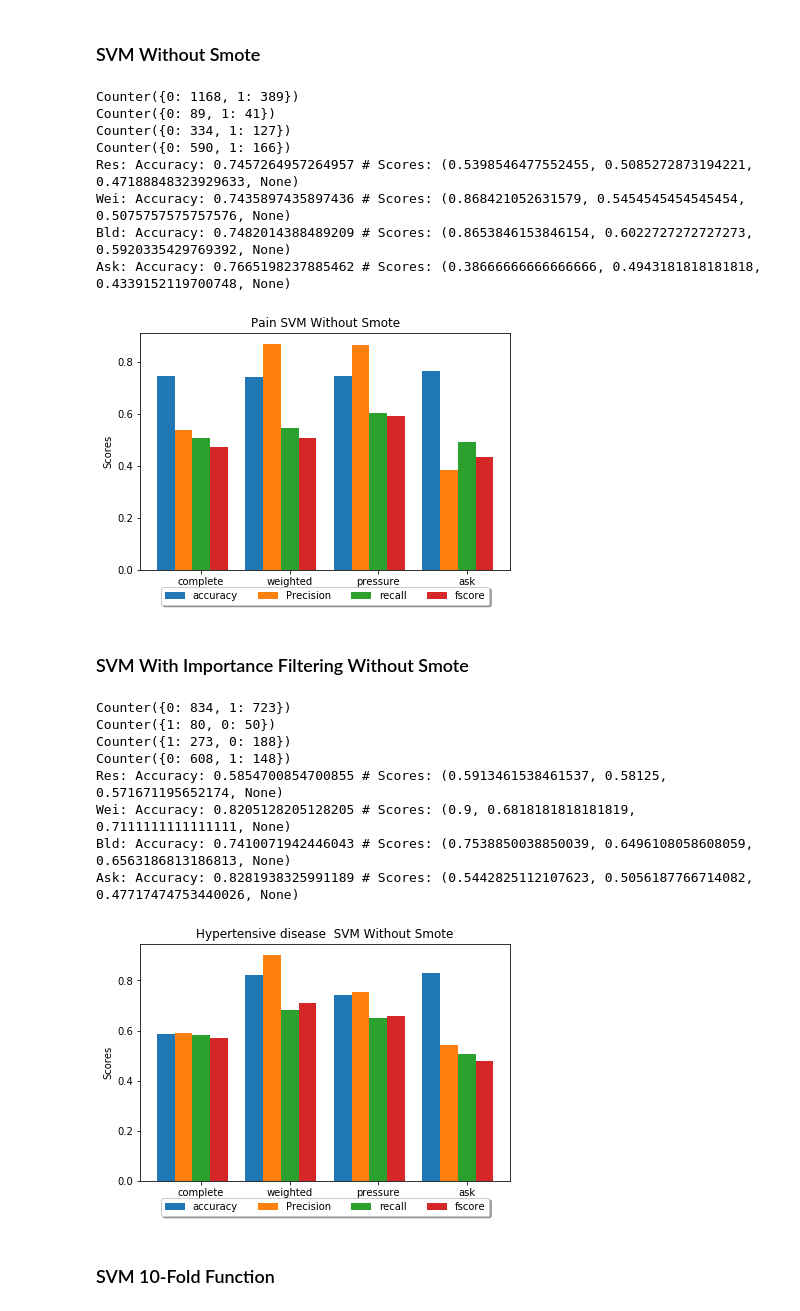
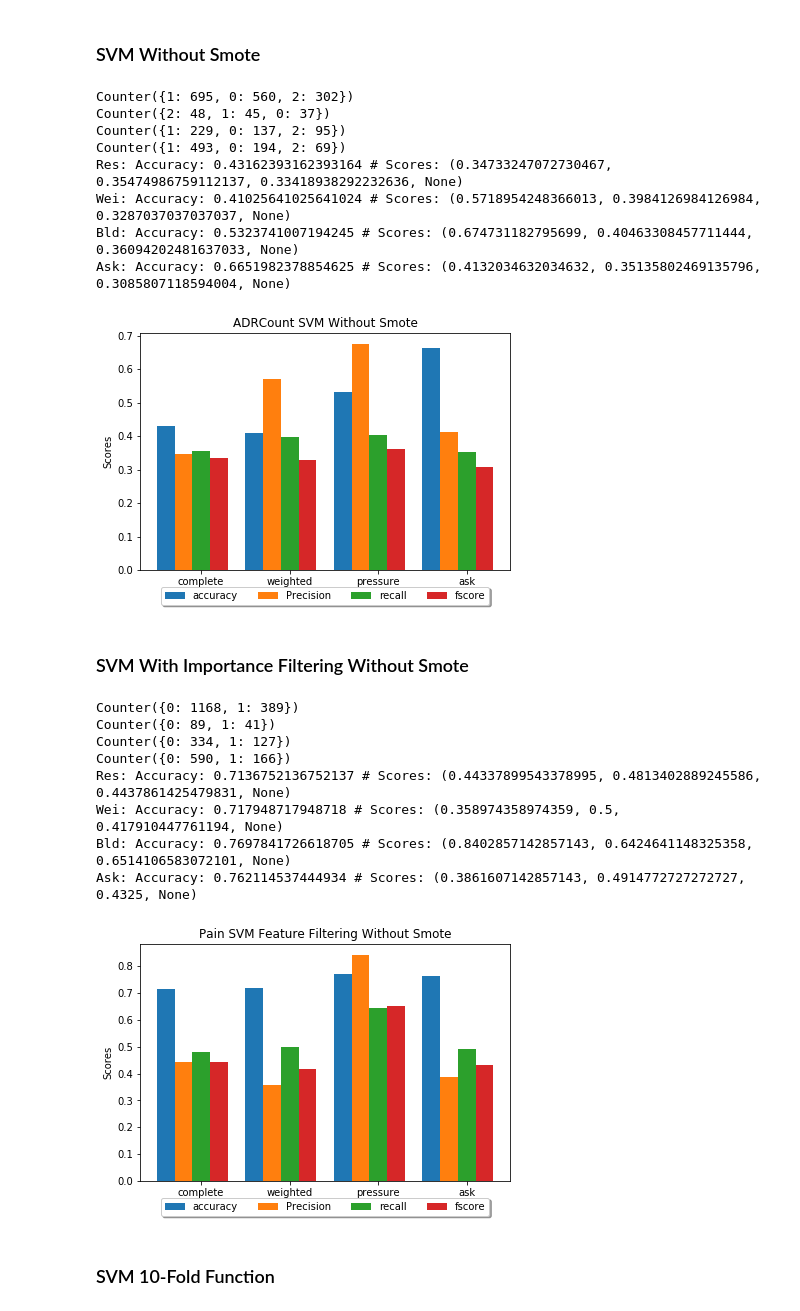
Before and after one commit to AHAMES/GraduationProject.Social.Media.Drug.Side.Effects.Classification, a Jupyter notebook: Classifier1/Classifier.ipynb, the cells around one changed output. Cells and saved outputs as stored; diff of their text form; code cells hidden in the pictures.

```diff
--- a/Classifier1/Classifier.ipynb
+++ b/Classifier1/Classifier.ipynb
@@ -1201,8 +1197,8 @@ Ask: Accuracy: 0.5875706214689266 # Scores: (0.5975285676322084, 0.5940784414252
 # %% [markdown]
 ### SVM Without Smote
 # %%
-label='Pain'
-asklabel='Pain'
+label='ADRCount'
+asklabel='ADRCount'
 Stats = pd.DataFrame(columns = ['Dataset','Accuracy', 'Precision' , 'Recall','FScore'])
 
 
@@ -1238,52 +1234,66 @@ Stats.to_excel(writer, sheet_name=label)
 writer.save()
 writer.close()
 # %% [output]
-Counter({0: 1168, 1: 389})
-Counter({0: 89, 1: 41})
-Counter({0: 334, 1: 127})
-Counter({0: 590, 1: 166})
-Res: Accuracy: 0.7457264957264957 # Scores: (0.5398546477552455, 0.5085272873194221, 0.47188848323929633, None)
-Wei: Accuracy: 0.7435897435897436 # Scores: (0.868421052631579, 0.5454545454545454, 0.5075757575757576, None)
-Bld: Accuracy: 0.7482014388489209 # Scores: (0.8653846153846154, 0.6022727272727273, 0.5920335429769392, None)
-Ask: Accuracy: 0.7665198237885462 # Scores: (0.38666666666666666, 0.4943181818181818, 0.4339152119700748, None)
+Counter({1: 695, 0: 560, 2: 302})
+Counter({2: 48, 1: 45, 0: 37})
+Counter({1: 229, 0: 137, 2: 95})
+Counter({1: 493, 0: 194, 2: 69})
+Res: Accuracy: 0.43162393162393164 # Scores: (0.34733247072730467, 0.35474986759112137, 0.33418938292232636, None)
+Wei: Accuracy: 0.41025641025641024 # Scores: (0.5718954248366013, 0.3984126984126984, 0.3287037037037037, None)
+Bld: Accuracy: 0.5323741007194245 # Scores: (0.674731182795699, 0.40463308457711444, 0.36094202481637033, None)
+Ask: Accuracy: 0.6651982378854625 # Scores: (0.4132034632034632, 0.35135802469135796, 0.3085807118594004, None)
-[figure, old version]
+[figure, new version]
 # %% [markdown]
 ### SVM With Importance Filtering Without Smote
 # %%
-label='Hypertensive disease '
-asklabel='Hypertensive disease '
+label='Pain'
+asklabel='Pain'
 Stats = pd.DataFrame(columns = ['Dataset','Accuracy', 'Precision' , 'Recall','FScore'])
 
 
 result,result_labels,weighted,weighted_labels,blood,blood_labels,ask,ask_labels=prepareDatasetNoSmote(label,asklabel)
 res_feat=importance(result,result_labels)
 wei_feat=importance(weighted,weighted_labels)
 blood_feat=importance(blood,blood_labels)
 ask_feat=importance(ask,ask_labels)
 res_acc,res_scores=SVM(pd.DataFrame(result)[res_feat],result_labels,"Result")
 wei_acc,wei_scores=SVM(pd.DataFrame(weighted)[wei_feat],weighted_labels,"Weighted")
 blood_acc,blood_scores=SVM(pd.DataFrame(blood)[blood_feat],blood_labels,"Blood")
 ask_acc,ask_scores=SVM(pd.DataFrame(ask)[ask_feat],ask_labels,"Ask")
 print("Res: Accuracy: " + str(res_acc)+" # "+ "Scores: "+str(res_scores))
 print("Wei: Accuracy: " + str(wei_acc)+" # "+ "Scores: "+str(wei_scores))
 print("Bld: Accuracy: " + str(blood_acc)+" # "+ "Scores: "+str(blood_scores))
 print("Ask: Accuracy: " + str(ask_acc)+" # "+ "Scores: "+str(ask_scores))
 Stats=Stats.append({'Dataset':"Complete",'Accuracy':res_acc,'Precision':res_scores[0],'Recall':res_scores[1],'FScore':res_scores[2]},ignore_index=True)
 Stats=Stats.append({'Dataset':"Weighted",'Accuracy':wei_acc,'Precision':wei_scores[0],'Recall':wei_scores[1],'FScore':wei_scores[2]},ignore_index=True)
 Stats=Stats.append({'Dataset':"Blood",'Accuracy':blood_acc,'Precision':blood_scores[0],'Recall':blood_scores[1],'FScore':blood_scores[2]},ignore_index=True)
 Stats=Stats.append({'Dataset':"AskAPatient",'Accuracy':ask_acc,'Precision':ask_scores[0],'Recall':ask_scores[1],'FScore':ask_scores[2]},ignore_index=True)
-Stats.to_excel('SVMresult_Stats'+label+'importancesmoteless.xlsx')
+#Stats.to_excel('SVMresult_Stats'+label+'importancesmoteless.xlsx')
 plotResult(label+" SVM Feature Filtering Without Smote",Stats,Stats,Stats,Stats,0,1,2,3)
+
+import os.path
+if not os.path.exists('SVMImportanceSmoteless'+'.xlsx'):
+    writer = pd.ExcelWriter('SVMImportanceSmoteless'+'.xlsx', engine = 'xlsxwriter')
+    writer.save()
+    writer.close()
+writer = pd.ExcelWriter('SVMImportanceSmoteless'+'.xlsx', engine='openpyxl')
+book = load_workbook('SVMImportanceSmoteless'+'.xlsx')
+writer.book = book
+writer.sheets = dict((ws.title, ws) for ws in book.worksheets)
+
+Stats.to_excel(writer, sheet_name=label)
+writer.save()
+writer.close()
 # %% [output]
-Counter({0: 834, 1: 723})
-Counter({1: 80, 0: 50})
-Counter({1: 273, 0: 188})
-Counter({0: 608, 1: 148})
-Res: Accuracy: 0.5854700854700855 # Scores: (0.5913461538461537, 0.58125, 0.571671195652174, None)
-Wei: Accuracy: 0.8205128205128205 # Scores: (0.9, 0.6818181818181819, 0.7111111111111111, None)
-Bld: Accuracy: 0.7410071942446043 # Scores: (0.7538850038850039, 0.6496108058608059, 0.6563186813186813, None)
-Ask: Accuracy: 0.8281938325991189 # Scores: (0.5442825112107623, 0.5056187766714082, 0.47717474753440026, None)
+Counter({0: 1168, 1: 389})
+Counter({0: 89, 1: 41})
+Counter({0: 334, 1: 127})
+Counter({0: 590, 1: 166})
+Res: Accuracy: 0.7136752136752137 # Scores: (0.44337899543378995, 0.4813402889245586, 0.4437861425479831, None)
+Wei: Accuracy: 0.717948717948718 # Scores: (0.358974358974359, 0.5, 0.417910447761194, None)
+Bld: Accuracy: 0.7697841726618705 # Scores: (0.8402857142857143, 0.6424641148325358, 0.6514106583072101, None)
+Ask: Accuracy: 0.762114537444934 # Scores: (0.3861607142857143, 0.4914772727272727, 0.4325, None)
-[figure, old version]
+[figure, new version]
 # %% [markdown]
 ### SVM 10-Fold Function
 # %%
```
Also changed, not shown: parts of 11 cells of this notebook, 17 other files.
